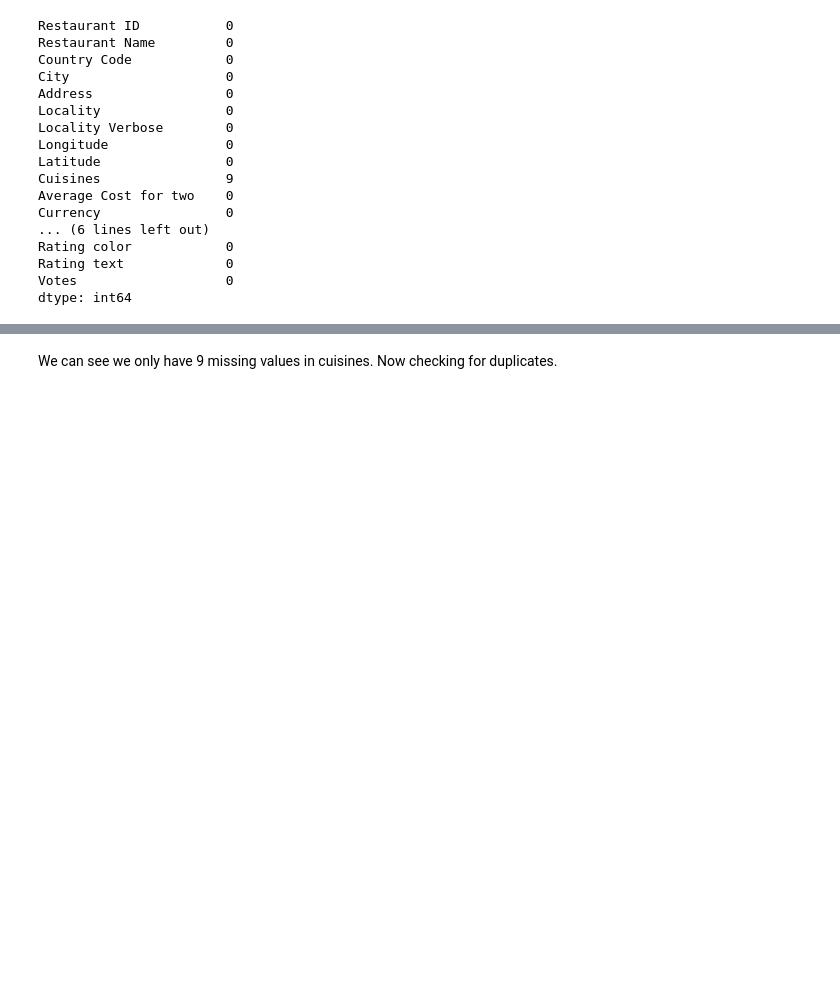
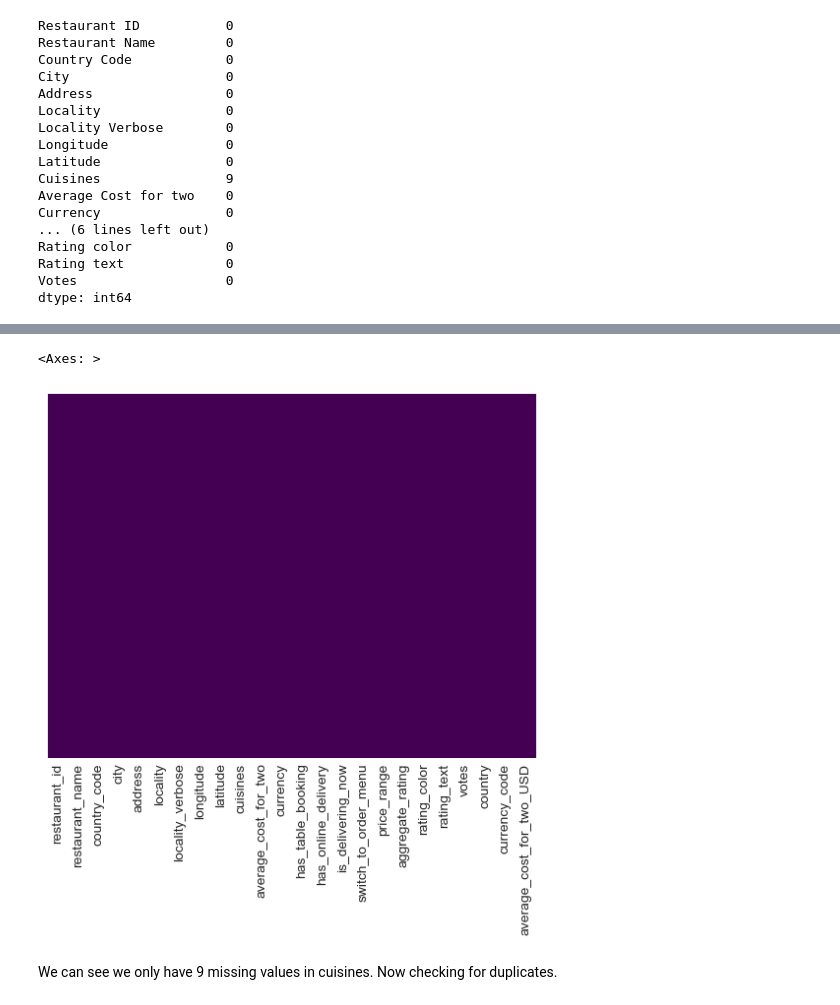
Before and after one commit to lizzywhite1/eda-projects, a Jupyter notebook: zomato_eda.ipynb, the cells around one changed output, grey strips where cells are left out. Saved outputs shown, nothing was run; the diff lists cells and outputs as text; code cells hidden in the pictures; blank space fills up the shorter version.

```diff
--- a/zomato_eda.ipynb
+++ b/zomato_eda.ipynb
@@ -106,3 +110,9 @@ df[df['Cuisines'].isna()]
+# %%
+# If there was a significant amount of null values a heatmap is a useful way to visualise it
+sns.heatmap(final_df.isna(), yticklabels = False, cbar = False, cmap = 'viridis')
+# %% [output]
+<Axes: >
+[figure, added]
 # %% [markdown]
 We can see we only have 9 missing values in cuisines. Now checking for duplicates.
 # %%
```
Also changed, not shown: parts of 72 cells of this notebook.
